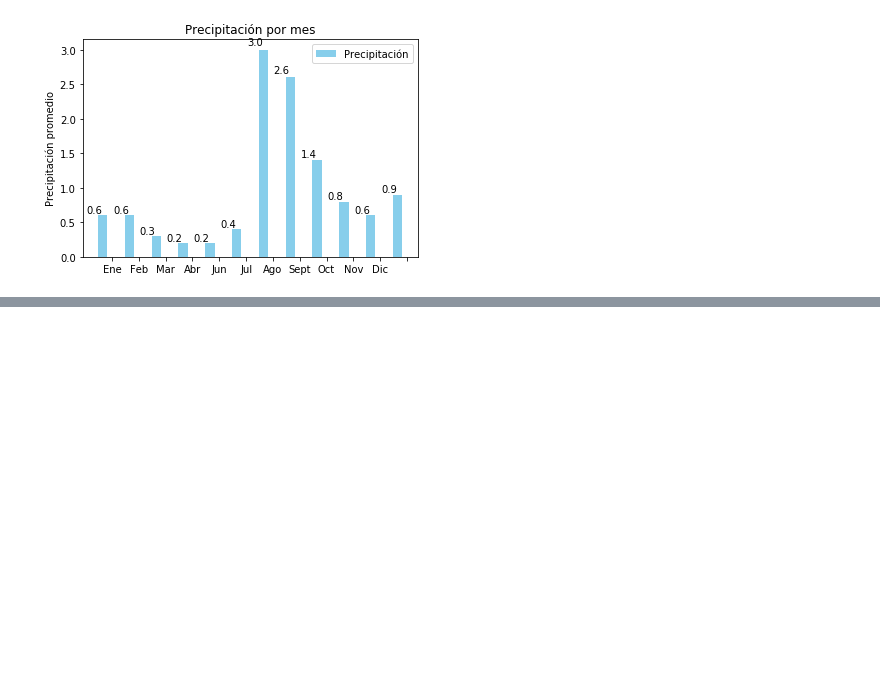
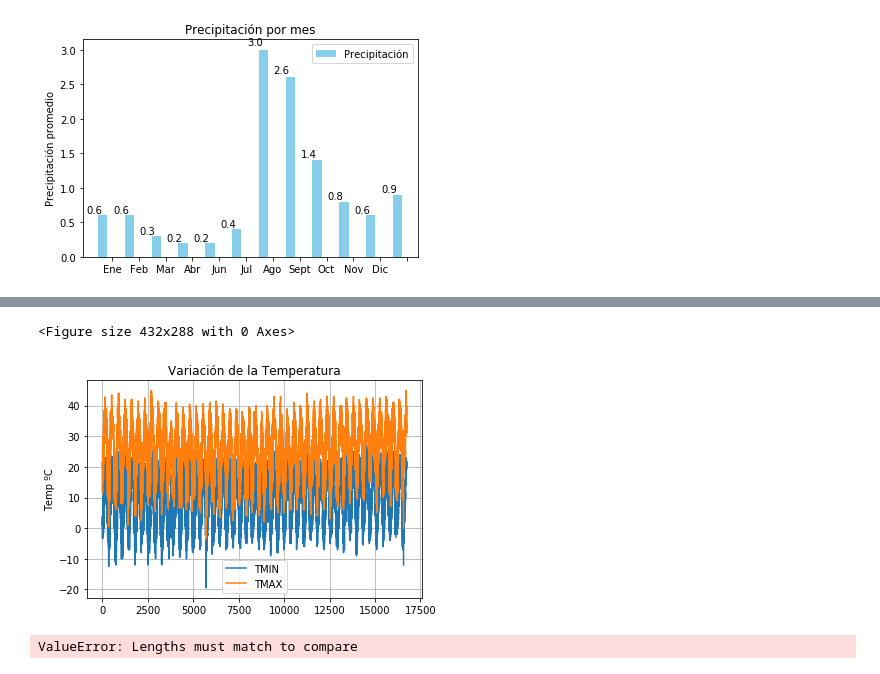
Before and after one commit to albertomedinac/Computacional-I, a Jupyter notebook: actividad_4/actividad 4.ipynb, the cells around one changed output, grey strips where cells are left out. Cells and saved outputs as stored; diff of their text form; code cells hidden in the pictures; blank space fills up the shorter version.

```diff
--- a/actividad_4/actividad 4.ipynb
+++ b/actividad_4/actividad 4.ipynb
@@ -113,0 +203,29 @@ plt.show()
+# %%
+df1 = df[['TMIN','TMAX']]
+plt.figure(); df1.plot(); plt.legend(loc='best')
+plt.title("Variación de la Temperatura")
+plt.ylabel("Temp ºC")
+plt.grid(True)
+plt.show()
+# %% [output]
+<Figure size 432x288 with 0 Axes>
+[figure, added]
+# %%
+# Data for plotting
+
+
+t = np.arange(1961, 2013, 1)
+x=df.loc[df['AÑO']==t,'TMIN']
+s = x
+
+fig, ax = plt.subplots()
+ax.plot(t, s)
+
+ax.set(xlabel='time (s)', ylabel='temp',
+       title='la wea culia')
+ax.grid()
+
+fig.savefig("test.png")
+plt.show()
+# %% [output]
+ValueError: Lengths must match to compare
```
Also changed, not shown: parts of 8 cells of this notebook.
